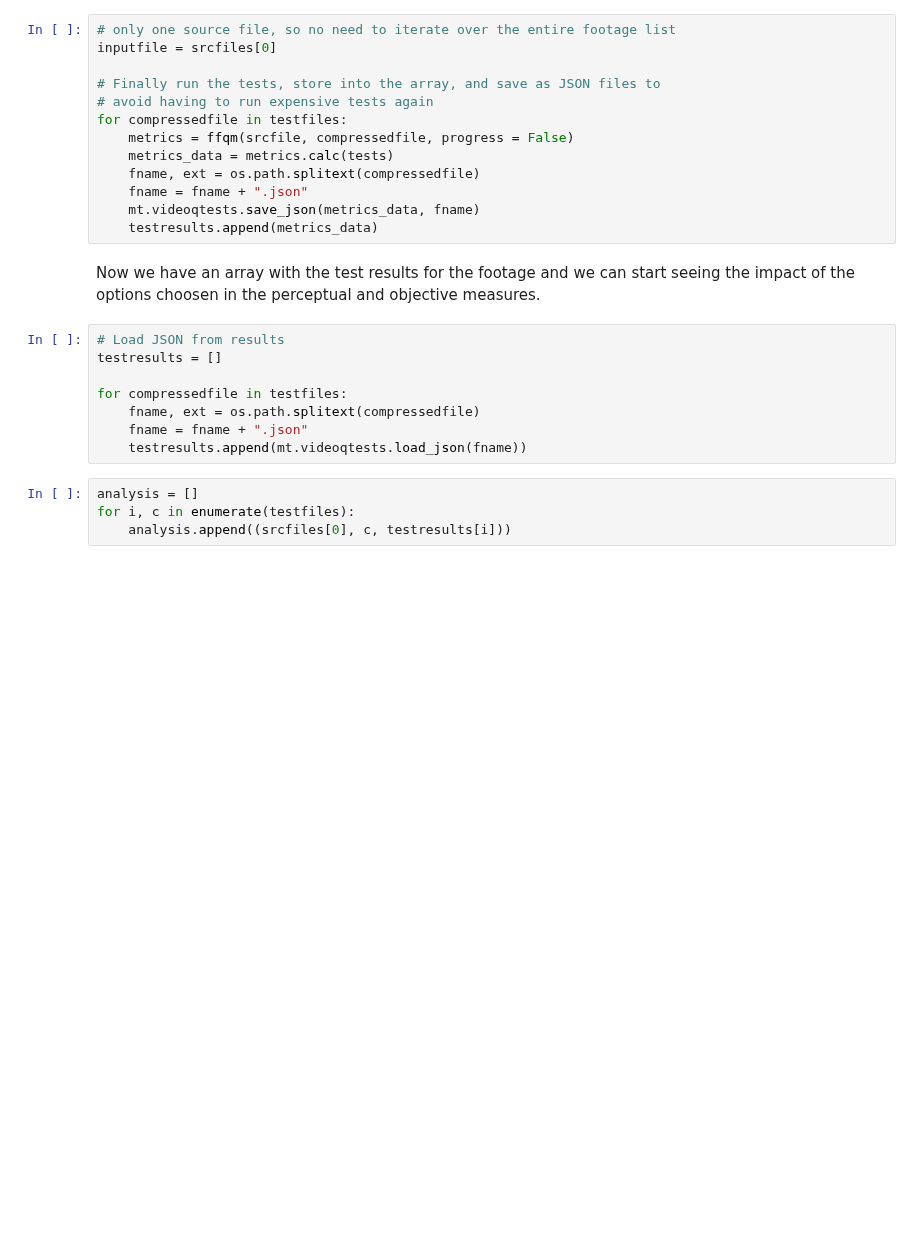
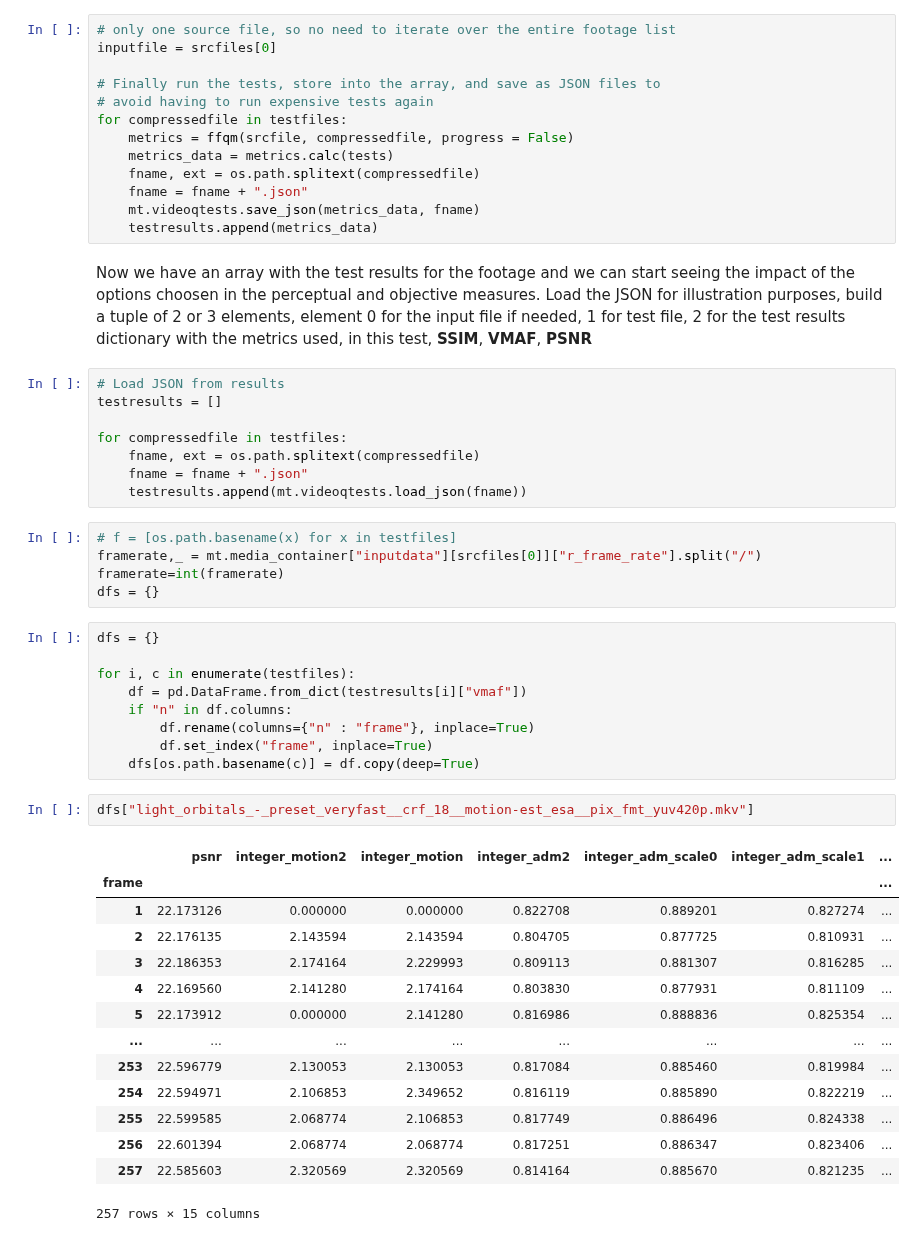
Before and after one commit to luisbarrancos/videometrics_jupyterlab, a Jupyter notebook: notebooks/video_generate_compression_x264_singlefile.ipynb, the cells around one changed output. Cells and saved outputs as stored; diff of their text form; blank space fills up the shorter version.

Commit message:
Add dataframes

```diff
--- a/notebooks/video_generate_compression_x264_singlefile.ipynb
+++ b/notebooks/video_generate_compression_x264_singlefile.ipynb
@@ -933,7 +933,7 @@ for compressedfile in testfiles:
     mt.videoqtests.save_json(metrics_data, fname)
     testresults.append(metrics_data)
 # %% [markdown]
-Now we have an array with the test results for the footage and we can start seeing the impact of the options choosen in the perceptual and objective measures.
+Now we have an array with the test results for the footage and we can start seeing the impact of the options choosen in the perceptual and objective measures. Load the JSON for illustration purposes, build a tuple of 2 or 3 elements, element 0 for the input file if needed, 1 for test file, 2 for the test results dictionary with the metrics used, in this test, **SSIM**, **VMAF**, **PSNR**
 # %%
 # Load JSON from results
 testresults = []
@@ -942,7 +942,34 @@ for compressedfile in testfiles:
     fname, ext = os.path.splitext(compressedfile)
     fname = fname + ".json"
     testresults.append(mt.videoqtests.load_json(fname))
-# %%
-analysis = []
-for i, c in enumerate(testfiles):
-    analysis.append((srcfiles[0], c, testresults[i]))
+# %%
+# f = [os.path.basename(x) for x in testfiles]
+framerate,_ = mt.media_container["inputdata"][srcfiles[0]]["r_frame_rate"].split("/")
+framerate=int(framerate)
+dfs = {}
+# %%
+dfs = {}
+
+for i, c in enumerate(testfiles):
+    df = pd.DataFrame.from_dict(testresults[i]["vmaf"])
+    if "n" in df.columns:
+        df.rename(columns={"n" : "frame"}, inplace=True)
+        df.set_index("frame", inplace=True)
+    dfs[os.path.basename(c)] = df.copy(deep=True)
+# %%
+dfs["light_orbitals_-_preset_veryfast__crf_18__motion-est_esa__pix_fmt_yuv420p.mkv"]
+# %% [output]
+|  | psnr | integer_motion2 | integer_motion | integer_adm2 | integer_adm_scale0 | integer_adm_scale1 | ... |
+| frame |  |  |  |  |  |  | ... |
+| 1 | 22.173126 | 0.000000 | 0.000000 | 0.822708 | 0.889201 | 0.827274 | ... |
+| 2 | 22.176135 | 2.143594 | 2.143594 | 0.804705 | 0.877725 | 0.810931 | ... |
+| 3 | 22.186353 | 2.174164 | 2.229993 | 0.809113 | 0.881307 | 0.816285 | ... |
+| 4 | 22.169560 | 2.141280 | 2.174164 | 0.803830 | 0.877931 | 0.811109 | ... |
+| 5 | 22.173912 | 0.000000 | 2.141280 | 0.816986 | 0.888836 | 0.825354 | ... |
+| ... | ... | ... | ... | ... | ... | ... | ... |
+| 253 | 22.596779 | 2.130053 | 2.130053 | 0.817084 | 0.885460 | 0.819984 | ... |
+| 254 | 22.594971 | 2.106853 | 2.349652 | 0.816119 | 0.885890 | 0.822219 | ... |
+| 255 | 22.599585 | 2.068774 | 2.106853 | 0.817749 | 0.886496 | 0.824338 | ... |
+| 256 | 22.601394 | 2.068774 | 2.068774 | 0.817251 | 0.886347 | 0.823406 | ... |
+| 257 | 22.585603 | 2.320569 | 2.320569 | 0.814164 | 0.885670 | 0.821235 | ... |
+257 rows × 15 columns
```
